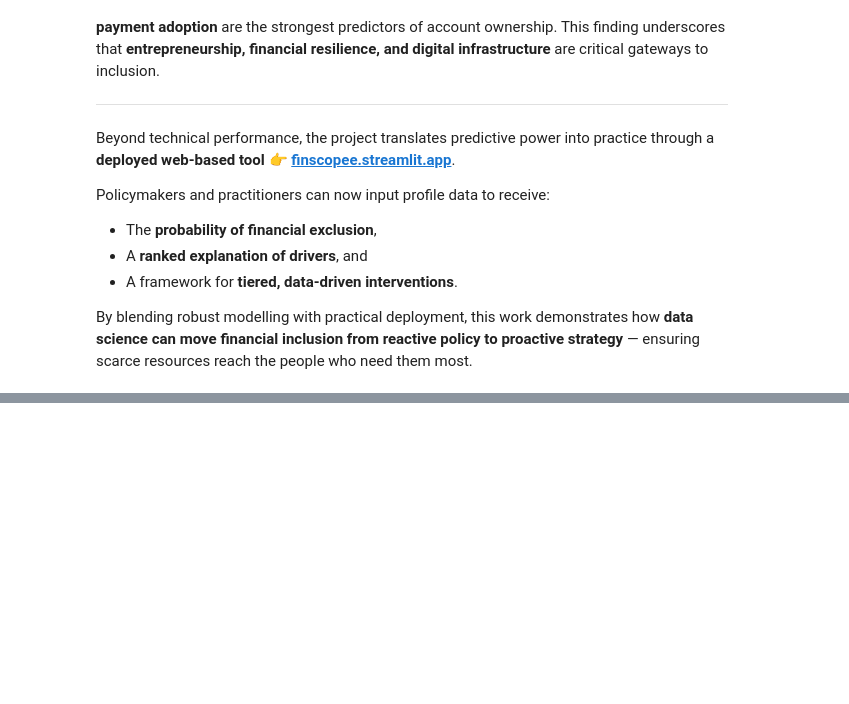
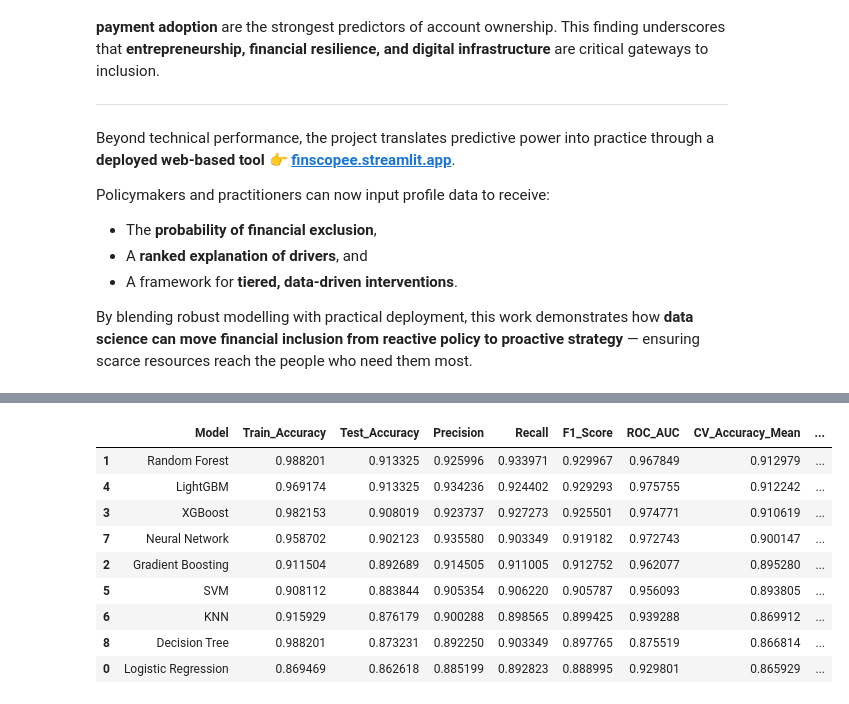
Before and after one commit to VAL-Jerono/FinScope, a Jupyter notebook: FinScope_222331_CAT2_Modeling.ipynb, the cells around one changed output, grey strips where cells are left out. Cells and saved outputs as stored; diff of their text form; code cells hidden in the pictures; blank space fills up the shorter version.

```diff
--- a/FinScope_222331_CAT2_Modeling.ipynb
+++ b/FinScope_222331_CAT2_Modeling.ipynb
@@ -2396,0 +4245,14 @@ By blending robust modelling with practical deployment, this work demonstrates h
+# %%
+classification_models = results['classification_results']
+classification_models
+# %% [output]
+|  | Model | Train_Accuracy | Test_Accuracy | Precision | Recall | F1_Score | ROC_AUC | CV_Accuracy_Mean | ... |
+| 1 | Random Forest | 0.988201 | 0.913325 | 0.925996 | 0.933971 | 0.929967 | 0.967849 | 0.912979 | ... |
+| 4 | LightGBM | 0.969174 | 0.913325 | 0.934236 | 0.924402 | 0.929293 | 0.975755 | 0.912242 | ... |
+| 3 | XGBoost | 0.982153 | 0.908019 | 0.923737 | 0.927273 | 0.925501 | 0.974771 | 0.910619 | ... |
+| 7 | Neural Network | 0.958702 | 0.902123 | 0.935580 | 0.903349 | 0.919182 | 0.972743 | 0.900147 | ... |
+| 2 | Gradient Boosting | 0.911504 | 0.892689 | 0.914505 | 0.911005 | 0.912752 | 0.962077 | 0.895280 | ... |
+| 5 | SVM | 0.908112 | 0.883844 | 0.905354 | 0.906220 | 0.905787 | 0.956093 | 0.893805 | ... |
+| 6 | KNN | 0.915929 | 0.876179 | 0.900288 | 0.898565 | 0.899425 | 0.939288 | 0.869912 | ... |
+| 8 | Decision Tree | 0.988201 | 0.873231 | 0.892250 | 0.903349 | 0.897765 | 0.875519 | 0.866814 | ... |
+| 0 | Logistic Regression | 0.869469 | 0.862618 | 0.885199 | 0.892823 | 0.888995 | 0.929801 | 0.865929 | ... |
```
Also changed, not shown: parts of 15 cells of this notebook, 1 other file.
